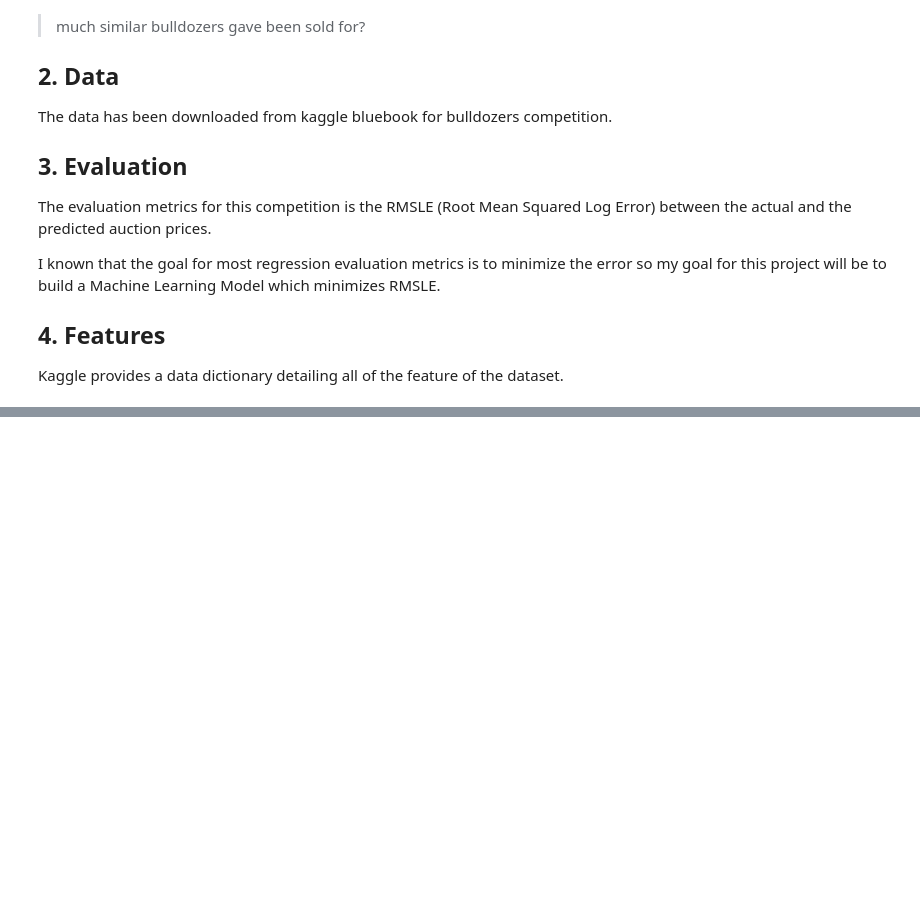
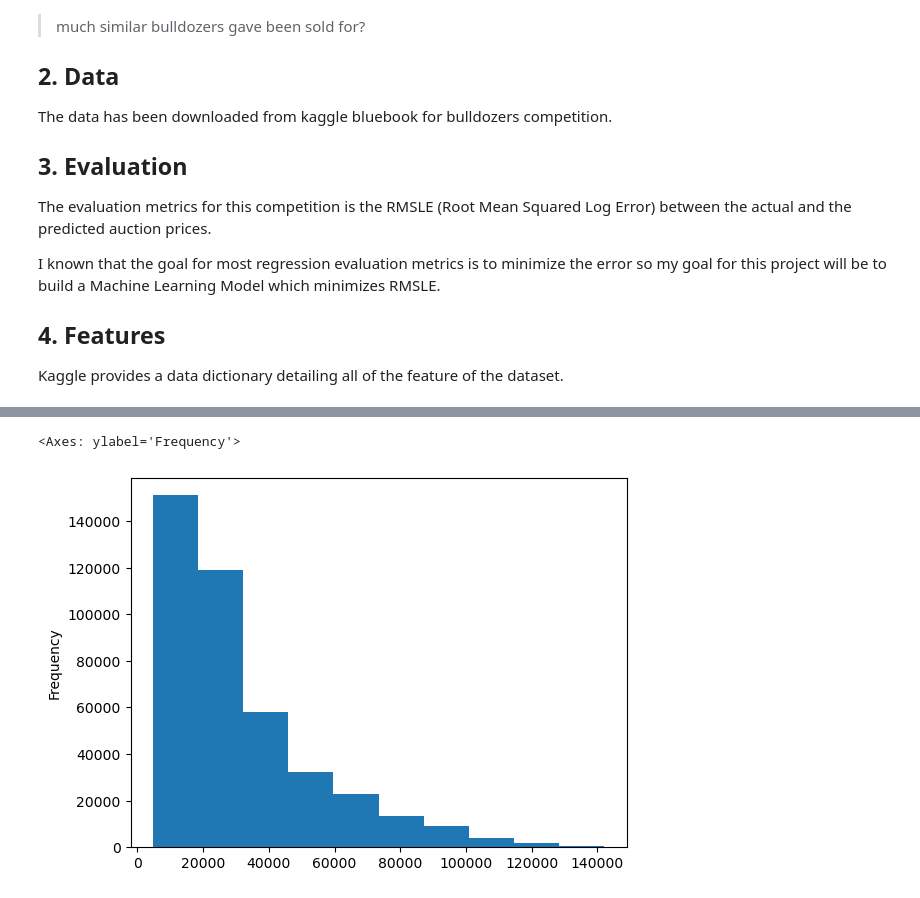
Before and after one commit to baafbass/bulldozer-price-prediction, a Jupyter notebook: bulldozers-price-prediction.ipynb, the cells around one changed output, grey strips where cells are left out. Drawn from its saved outputs; the diff is of its cells as text; code cells hidden in the pictures; blank space fills up the shorter version.

```diff
--- a/bulldozers-price-prediction.ipynb
+++ b/bulldozers-price-prediction.ipynb
@@ -25,0 +84,5 @@ import sklearn
+# %%
+df.SalePrice.plot.hist()
+# %% [output]
+<Axes: ylabel='Frequency'>
+[figure, added]
```
Also changed, not shown: parts of 17 cells of this notebook.
